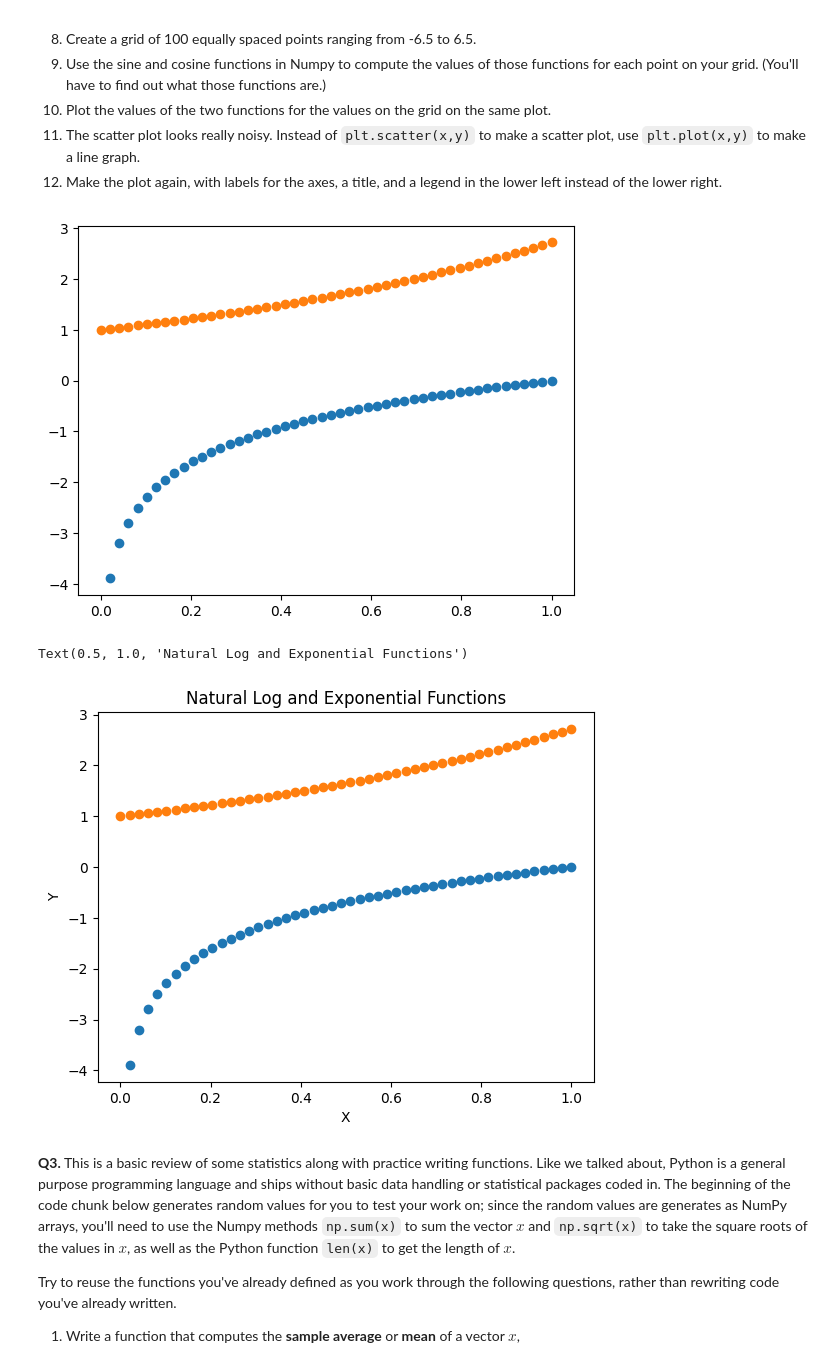
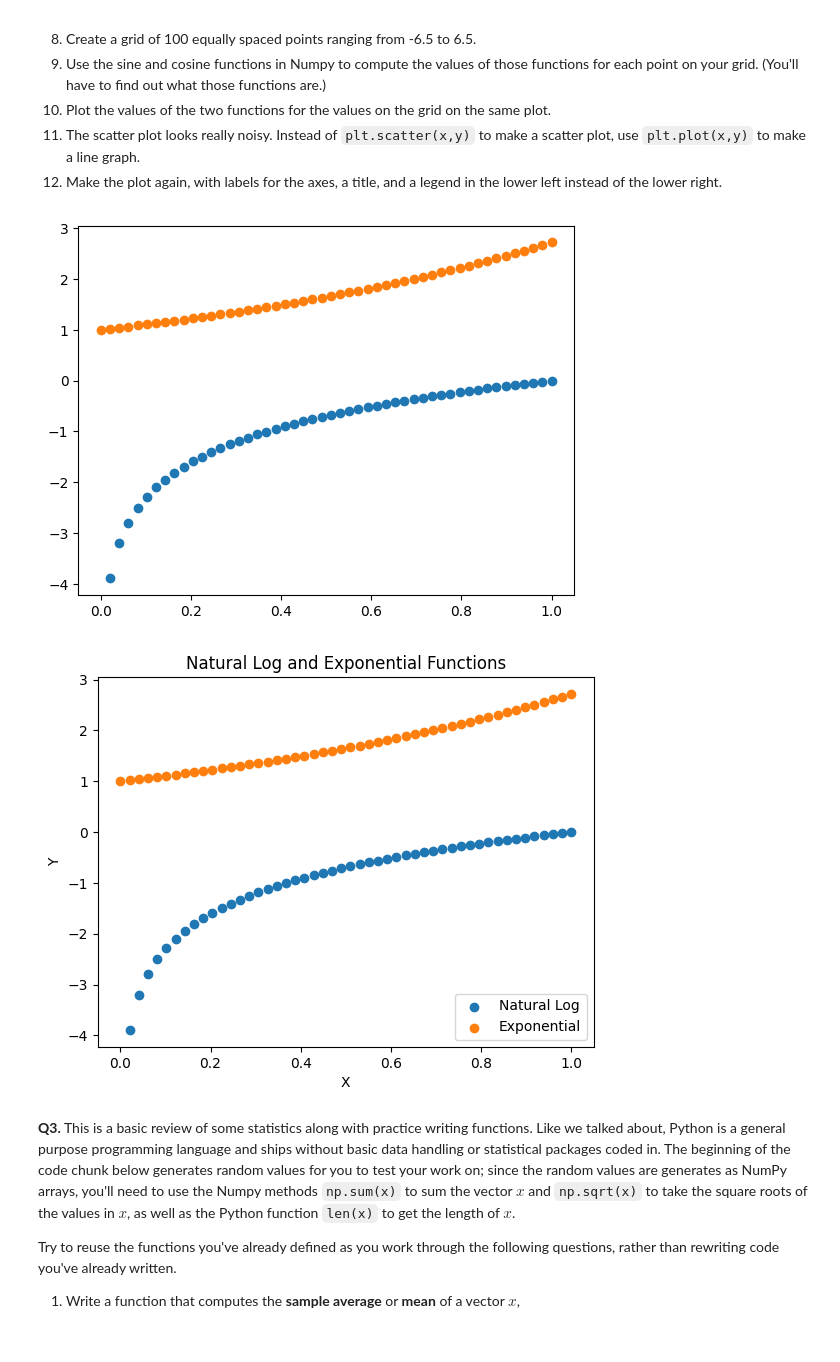
Before and after one commit to jillianhaig/programming, a Jupyter notebook: assignment/assignment_programming.ipynb, the cells around one changed output. Cells and saved outputs as stored; diff of their text form; code cells hidden in the pictures.

```diff
--- a/assignment/assignment_programming.ipynb
+++ b/assignment/assignment_programming.ipynb
@@ -50,29 +50,30 @@ Now do it again, with slightly less direction:
 # %%
 import numpy as np
 import matplotlib.pyplot as plt
 
 # ----- Q2 parts 1-5 -----
 x = np.linspace(0,1,50)
 y = np.log(x)
 z = np.exp(x)
 plt.scatter(x,y)
 plt.scatter(x,z)
 plt.show()
 
-# Q2 parts 6-
+# Q2 parts 6-7
 # make new graph
 x = np.linspace(0,1,50)
 y = np.log(x)
 z = np.exp(x)
-plt.scatter(x,y)
-plt.scatter(x,z)
+plt.scatter(x,y, label="Natural Log")
+plt.scatter(x,z, label="Exponential")
 plt.xlabel("X")
 plt.ylabel("Y")
 plt.title("Natural Log and Exponential Functions")
+plt.legend(loc='lower right')
+plt.show()
 # %% [output]
 [figure]
-Text(0.5, 1.0, 'Natural Log and Exponential Functions')
-[figure, old version]
+[figure, new version]
 # %% [markdown]
 **Q3.** This is a basic review of some statistics along with practice writing functions. Like we talked about, Python is a general purpose programming language and ships without basic data handling or statistical packages coded in. The beginning of the code chunk below generates random values for you to test your work on; since the random values are generates as NumPy arrays, you'll need to use the Numpy methods `np.sum(x)` to sum the vector $x$ and `np.sqrt(x)` to take the square roots of the values in $x$, as well as the Python function `len(x)` to get the length of $x$.
 
```
